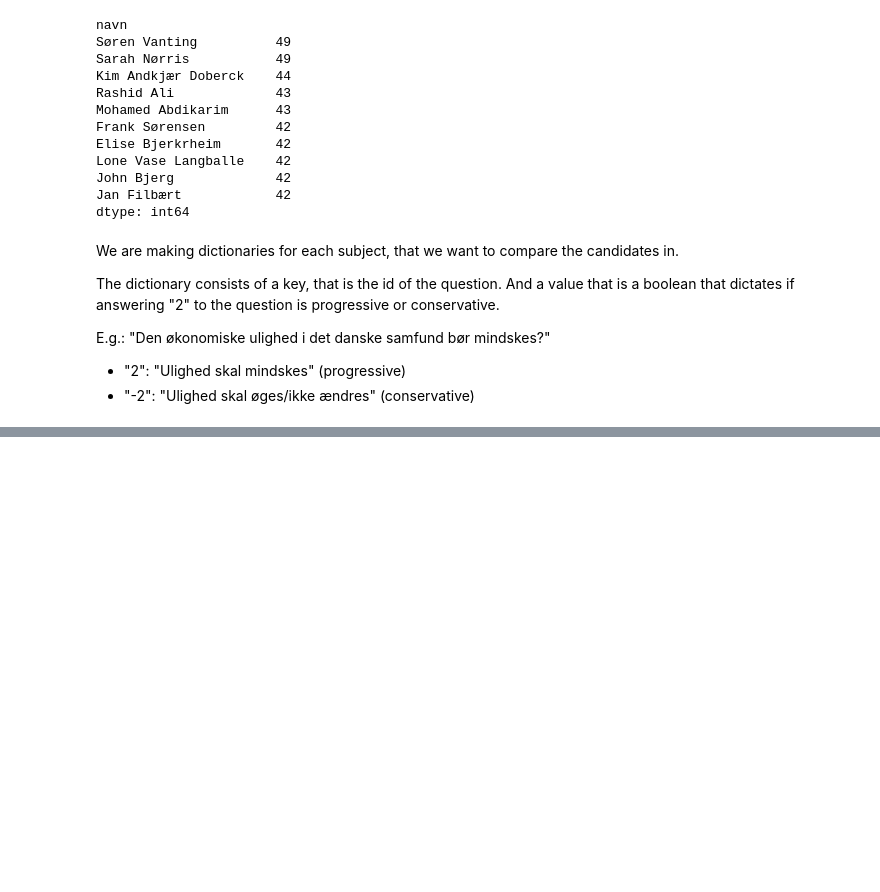
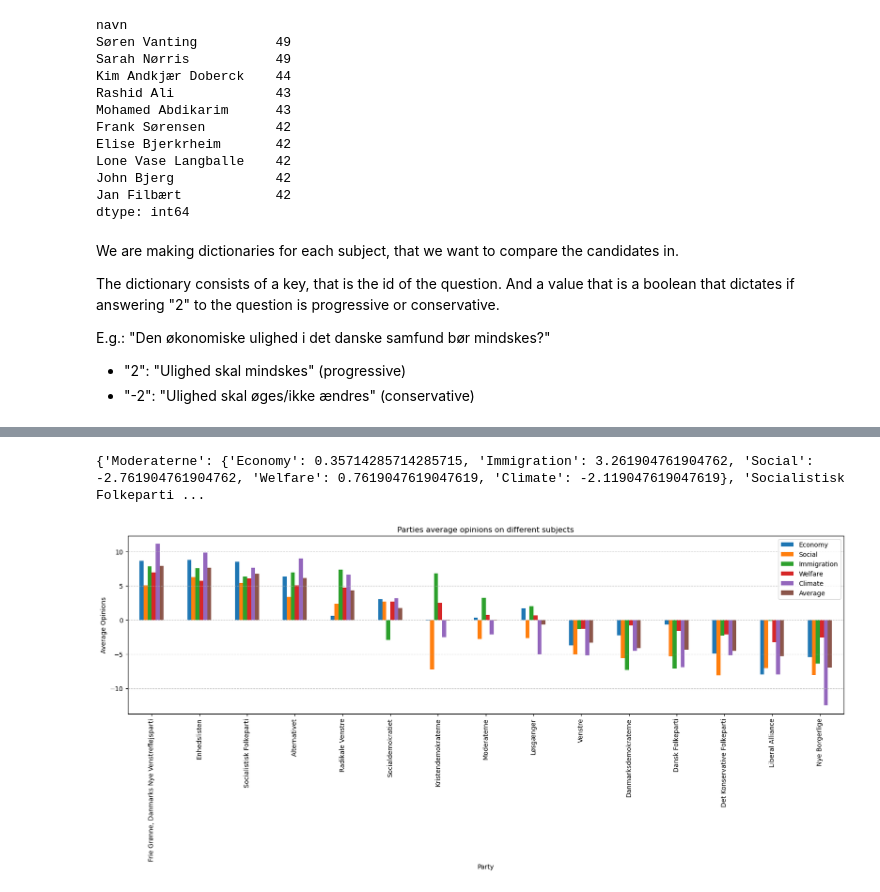
Before and after one commit to ReinhardtR/MAL1-assignment-2, a Jupyter notebook: Candidate Test 2022 I.ipynb, the cells around one changed output, grey strips where cells are left out. Saved outputs shown, nothing was run; the diff lists cells and outputs as text; code cells hidden in the pictures; blank space fills up the shorter version.

```diff
--- a/Candidate Test 2022 I.ipynb
+++ b/Candidate Test 2022 I.ipynb
@@ -167,0 +210,58 @@ climate_questions = {
+# %%
+PartyOpinions = {}
+
+# Initialize PartyOpinions for each party
+for party in data['parti'].unique():
+    PartyOpinions[party] = {}
+    for subject in question_subjects:
+        PartyOpinions[party][subject["name"]] = 0  # Initialize each subject score to 0
+
+
+for candidate in CandidateOpinions:
+    for subject in question_subjects:
+        PartyOpinions[CandidateOpinions[candidate]['parti']][subject["name"]] += CandidateOpinions[candidate]['subjects'][subject["name"]]
+
+party_sizes = data['parti'].value_counts()
+
+for party in PartyOpinions:
+    for subject in question_subjects:
+        PartyOpinions[party][subject["name"]] /= party_sizes[party]
+
+print(PartyOpinions)
+# %% [output]
+{'Moderaterne': {'Economy': 0.35714285714285715, 'Immigration': 3.261904761904762, 'Social': -2.761904761904762, 'Welfare': 0.7619047619047619, 'Climate': -2.119047619047619}, 'Socialistisk Folkeparti ...
+# %%
+party_data = {
+    "Names": list(PartyOpinions.keys()),
+    "Economy": [PartyOpinions[party]["Economy"] for party in PartyOpinions],
+    "Social": [PartyOpinions[party]["Social"] for party in PartyOpinions],
+    "Immigration": [PartyOpinions[party]["Immigration"] for party in PartyOpinions],
+    "Welfare": [PartyOpinions[party]["Welfare"] for party in PartyOpinions],
+    "Climate": [PartyOpinions[party]["Climate"] for party in PartyOpinions]
+}
+
+
+
+df = pd.DataFrame(party_data)
+
+# Calculate the average score for each party
+df['Average'] = df.copy().drop('Names', axis=1).mean(axis=1)
+
+# Sort the DataFrame by the 'Average' column in descending order
+df_sorted = df.sort_values(by='Average', ascending=False)
+
+df_sorted.set_index('Names', inplace=True)
+
+# Plot the data using pandas plot() method
+ax = df_sorted.plot(kind='bar', figsize=(20, 5))
+
+# Add labels and title
+ax.set_xlabel('Party')
+ax.set_ylabel('Average Opinions')
+ax.set_title('Parties average opinions on different subjects')
+ax.grid(axis='y', linestyle='--', alpha=0.7)  # Add horizontal grid lines
+
+plt.xticks(rotation=90)  # Rotate x-axis labels for better readability
+plt.show()
+# %% [output]
+[figure, added]
```
Also changed, not shown: parts of 19 cells of this notebook.
